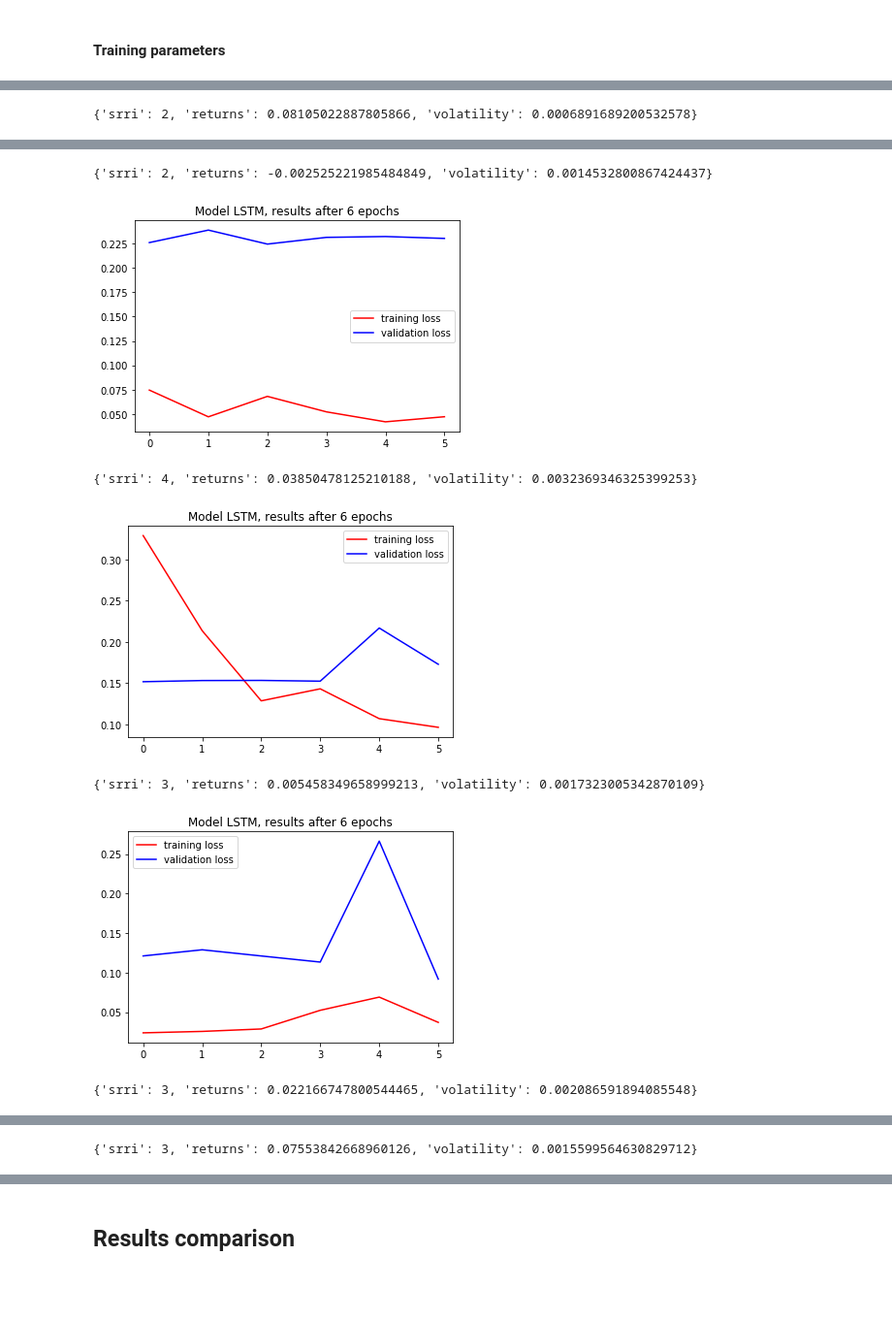
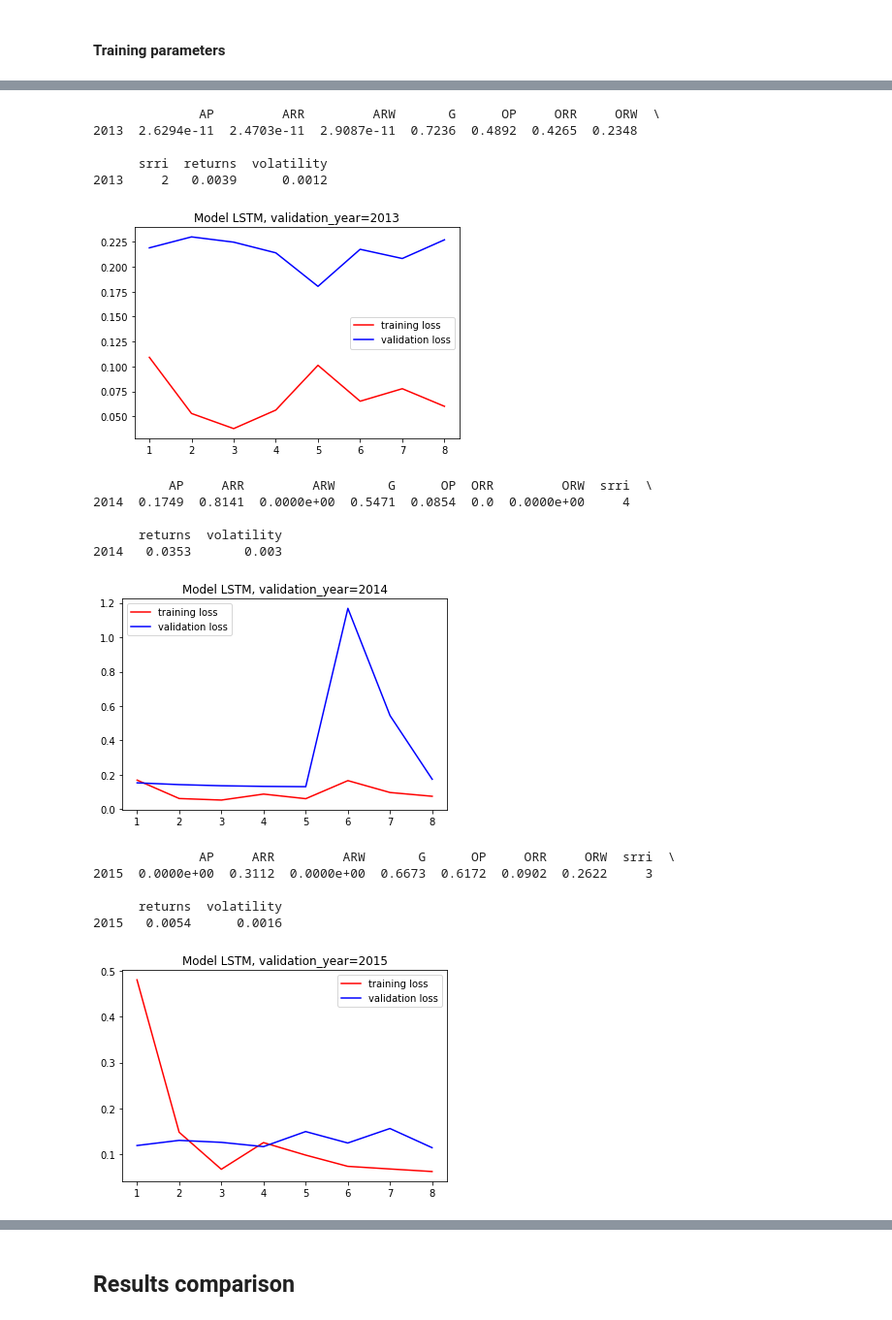
Before and after one commit to kowaalczyk/quant-invest, a Jupyter notebook: Summary.ipynb, the cells around one changed output, grey strips where cells are left out. Shown at 97% size. Drawn from its saved outputs; the diff is of its cells as text; code cells hidden in the pictures; blank space fills up the shorter version.

Commit message:
LSTM SUmmary w/ new additional data

```diff
--- a/Summary.ipynb
+++ b/Summary.ipynb
@@ -160,3 +170,5 @@ import ta
+# %%
+external_data = load_stooq()
 # %% [markdown]
 ### Feature generation
 
@@ -176,5 +180,0 @@ ohlc_column_features = {
-# %%
-features_df = pd.DataFrame(index=funds_df.index)
-for key in tqdm(fund_column_features):
-    for col in funds_df.columns:
-        features_df[f'{col}_{key}'] = fund_column_features[key](funds_df[col])
@@ -355,9 +418,9 @@ def as_sequences(
 import matplotlib.pyplot as plt
 from sklearn.preprocessing import normalize
 # %%
-n_epochs = 6
-lr = 0.0005
-model_hidden_dim = 60
-seq_len = 3*YEAR_DAYS
+n_epochs = 8
+lr = 0.0002
+model_hidden_dim = 80
+seq_len = 2*YEAR_DAYS
 val_set_len = YEAR_DAYS
 batch_size = 1  # WARNING: Other sizes may not work right now
@@ -392,11 +453,6 @@ def train(model, X_train_, y_train_, X_valid_, y_valid_, n_epochs: int=n_epochs)
                 loss_val = loss(y_pred, y_batch)
                 eval_loss_vals[ep_idx] += loss_val.item()
         eval_loss_vals[ep_idx] = eval_loss_vals[ep_idx] / len(X_valid_)
-    plt.plot(train_loss_vals, color='red', label='training loss')
-    plt.plot(eval_loss_vals, color='blue', label='validation loss')
-    plt.title(f'Model {model.__class__.__name__}, results after {n_epochs} epochs')
-    plt.legend()
-    plt.show()
     return model, train_loss_vals, eval_loss_vals
 # %%
 def predict_allocate(model, X, transformer, n_funds=7):
@@ -415,11 +471,18 @@ def predict_allocate(model, X, transformer, n_funds=7):
 # %%
 models = []
 result_dfs = []
-truncated_funds_df = funds_df[:len(meta_df.index)]
+assert((meta_df.index == funds_df.index).all())
 for train_ids, test_ids in OneYearTest(meta_df):  # TODO: Support batch_size other than 1 in OneYearTest
-    if not meta_df.iloc[train_ids]['valid'].all():
+    test_year = meta_df[test_ids].index.year[0]
+    if not meta_df.iloc[train_ids]['features_valid'].all():
+        print(f"Skipping iteration with test_year={test_year} due to lack of valid features in training set:")
+        print(f"Valid features: {meta_df.iloc[train_ids]['features_valid'].sum()}, required: {len(meta_df.iloc[train_ids]['features_valid'])}")
         continue
-    X, y = all_features[train_ids], all_targets[train_ids]
+    if not meta_df.iloc[train_ids]['target_valid'].all():
+        print(f"Skipping iteration with test_year={test_year} due to lack of valid targets in training set:")
+        print(f"Valid targets: {meta_df.iloc[train_ids]['target_valid'].sum()}, required: {len(meta_df.iloc[train_ids]['target_valid'])}")
+        continue
+    X, y = all_features[train_ids[:len(all_features)]], all_targets[train_ids[:len(all_targets)]]
     assert(~np.any(np.isnan(X)))
     assert(~np.any(np.isnan(y)))
 
@@ -436,18 +499,26 @@ for train_ids, test_ids in OneYearTest(meta_df):  # TODO: Support batch_size oth
         output_dim=all_targets.shape[1],
         batch_size=1
     )
-    model, _, _ = train(model, X_train_, y_train_, X_valid_, y_valid_)
+    model, train_loss, valid_loss = train(model, X_train_, y_train_, X_valid_, y_valid_)
     models.append(model)
+    x = list(range(1,n_epochs+1))
+    plt.plot(x, train_loss, color='red', label='training loss')
+    plt.plot(x, valid_loss, color='blue', label='validation loss')
+    plt.title(f'Model {model.__class__.__name__}, validation_year={meta_df[train_ids].index.year[-1]}')
+    plt.legend()
+    plt.show()
 
     allocation = predict_allocate(model, X_test_batch_, target_scaler)
     allocation_data = {fund: allocation[idx] for idx, fund in enumerate(funds_df.columns)}
-    srri = portfolio_srri(allocation, truncated_funds_df[train_ids].values)
-    returns, volatility = portfolio_performance(allocation, truncated_funds_df[test_ids].values)
+    srri = portfolio_srri(allocation, funds_df[train_ids].values)
+    returns, volatility = portfolio_performance(allocation, funds_df[test_ids].values)
     performance_data = {'srri': srri, 'returns': returns, 'volatility': volatility}
-    print(performance_data)
-    result_dfs.append(
-        pd.DataFrame({**allocation_data, **performance_data}, index=[truncated_funds_df[test_ids].index.year[0]])
+    performance_df = pd.DataFrame(
+        {**allocation_data, **performance_data},
+        index=[meta_df[test_ids].index.year[0]]
     )
+    print(performance_df)
+    result_dfs.append(performance_df)
 lstm_results_df = pd.concat(result_dfs, axis='index')
 lstm_results_df
 # %% [output]
@@ -455 +529,0 @@ lstm_results_df
-{'srri': 2, 'returns': 0.08105022887805866, 'volatility': 0.0006891689200532578}
@@ -457,7 +536,18 @@ lstm_results_df
-{'srri': 2, 'returns': -0.002525221985484849, 'volatility': 0.0014532800867424437}
+              AP         ARR         ARW       G      OP     ORR     ORW  \
+2013  2.6294e-11  2.4703e-11  2.9087e-11  0.7236  0.4892  0.4265  0.2348
+
+      srri  returns  volatility
+2013     2   0.0039      0.0012
-[figure, old version]
+[figure, new version]
-{'srri': 4, 'returns': 0.03850478125210188, 'volatility': 0.0032369346325399253}
+          AP     ARR         ARW       G      OP  ORR         ORW  srri  \
+2014  0.1749  0.8141  0.0000e+00  0.5471  0.0854  0.0  0.0000e+00     4
+
+      returns  volatility
+2014   0.0353       0.003
-[figure, old version]
+[figure, new version]
-{'srri': 3, 'returns': 0.005458349658999213, 'volatility': 0.0017323005342870109}
+              AP     ARR         ARW       G      OP     ORR     ORW  srri  \
+2015  0.0000e+00  0.3112  0.0000e+00  0.6673  0.6172  0.0902  0.2622     3
+
+      returns  volatility
+2015   0.0054      0.0016
-[figure, old version]
+[figure, new version]
-{'srri': 3, 'returns': 0.022166747800544465, 'volatility': 0.002086591894085548}
@@ -465 +559,0 @@ lstm_results_df
-{'srri': 3, 'returns': 0.07553842668960126, 'volatility': 0.0015599564630829712}
```
Also changed, not shown: parts of 17 cells of this notebook, 9 other files.
